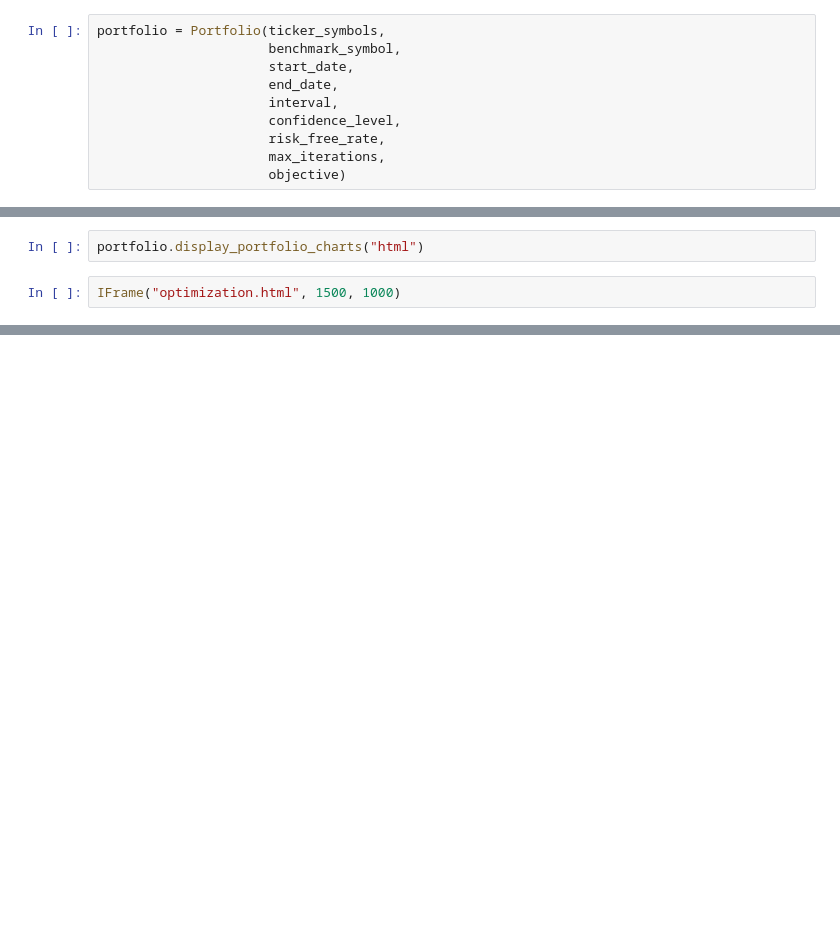
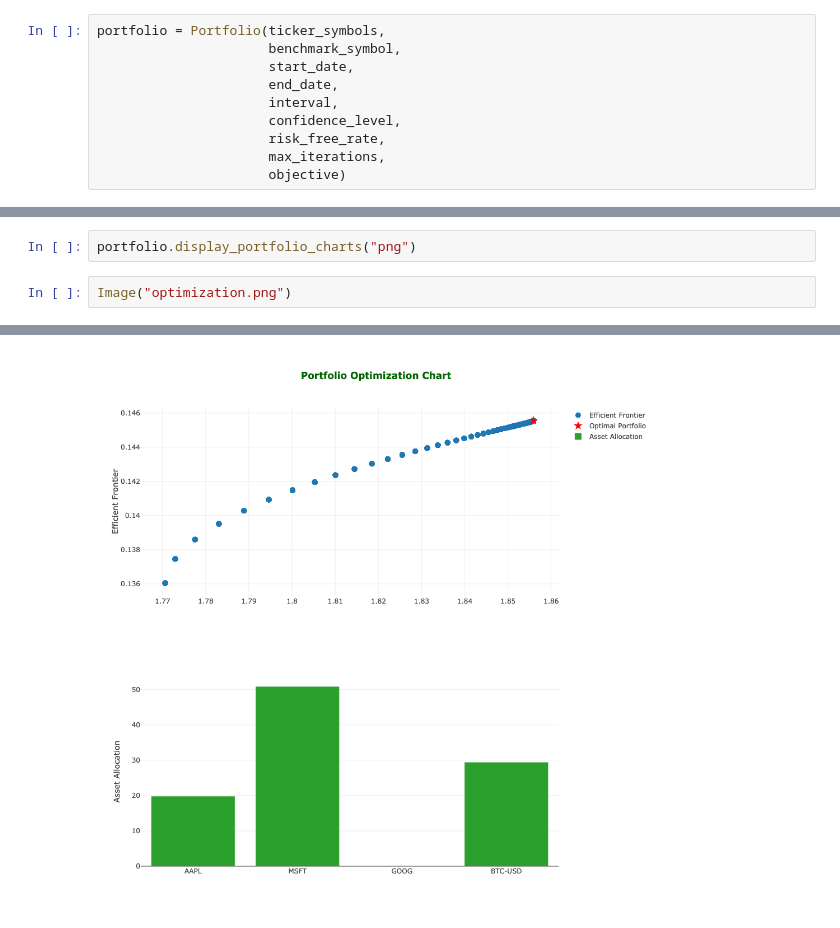
Before and after one commit to Nnamdi-sys/finalytics-py, a Jupyter notebook: examples/portfolio_optimization.ipynb, the cells around one changed output, grey strips where cells are left out. Cells and saved outputs as stored; diff of their text form; blank space fills up the shorter version.

```diff
--- a/examples/portfolio_optimization.ipynb
+++ b/examples/portfolio_optimization.ipynb
@@ -152,5 +52,5 @@ portfolio.get_optimization_results()
 # %%
-portfolio.display_portfolio_charts("html")
+portfolio.display_portfolio_charts("png")
 # %%
-IFrame("optimization.html", 1500, 1000)
+Image("optimization.png")
 # %% [output]
@@ -158 +57,2 @@ IFrame("optimization.html", 1500, 1000)
+[figure, added]
 # %%
```
Also changed, not shown: parts of 12 cells of this notebook, 1 other file.
